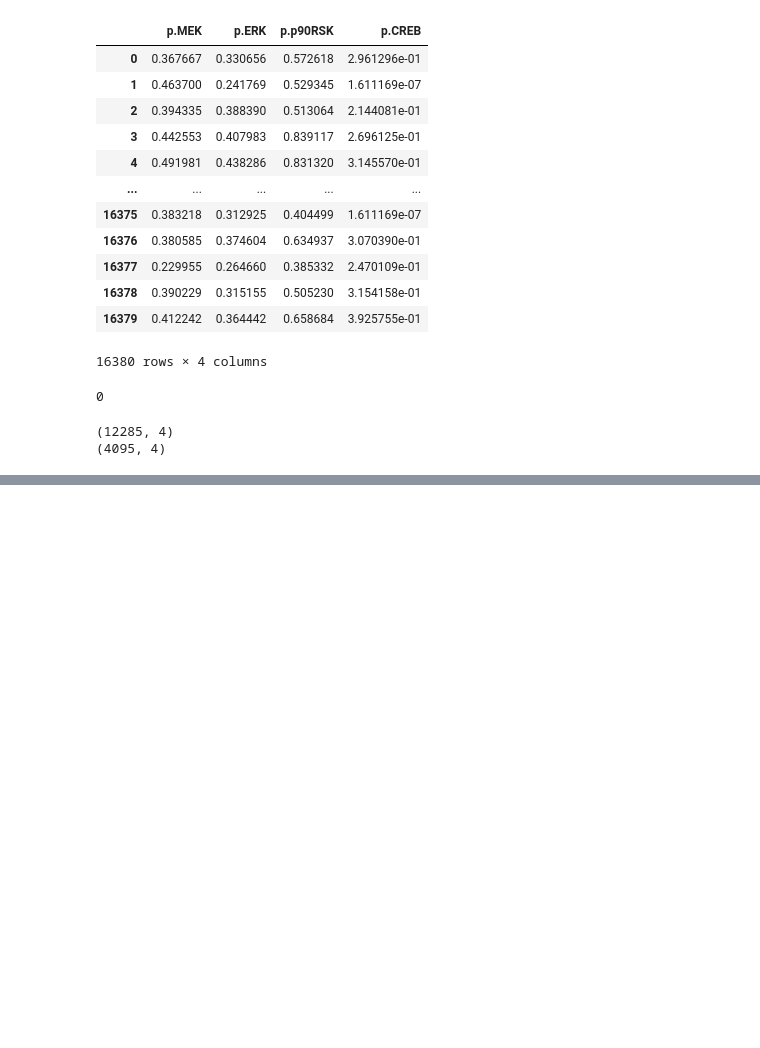
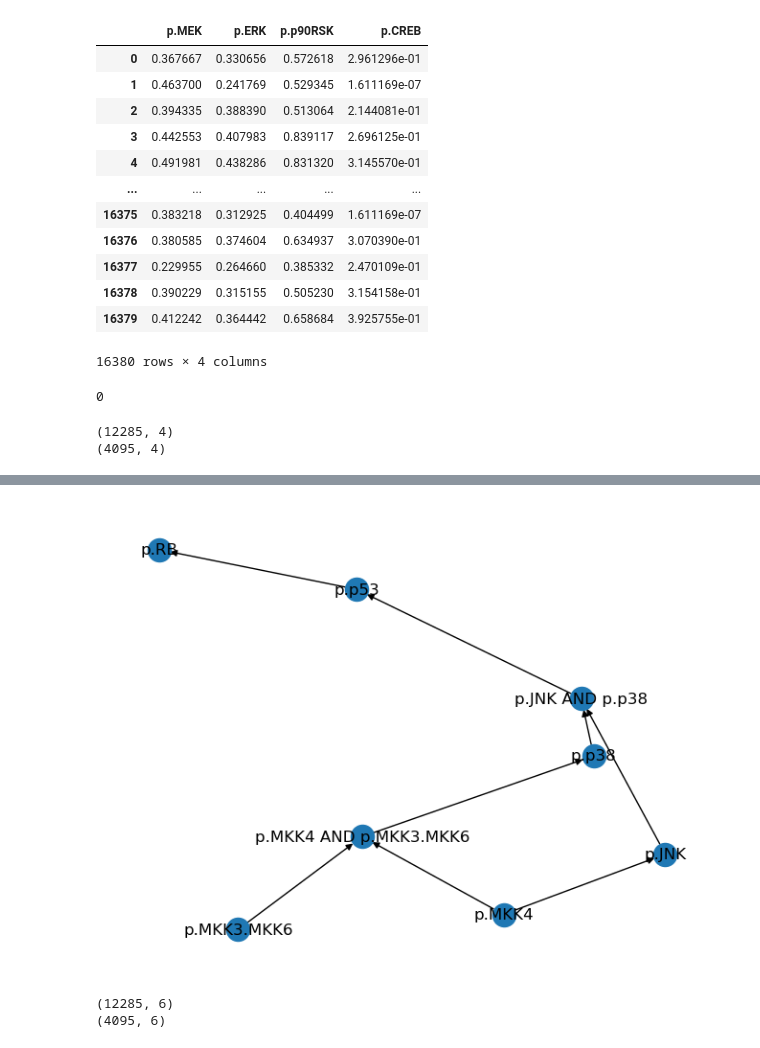
Before and after one commit to c-legac/biofuzznet, a Jupyter notebook: Notebooks/20230310_Linear_cascade_DREAM.ipynb, the cells around one changed output, grey strips where cells are left out. Drawn from its saved outputs; the diff is of its cells as text; code cells hidden in the pictures; blank space fills up the shorter version.

```diff
--- a/Notebooks/20230310_Linear_cascade_DREAM.ipynb
+++ b/Notebooks/20230310_Linear_cascade_DREAM.ipynb
@@ -370,0 +495,47 @@ NameError: name 'loss' is not defined
+# %%
+# Create an empty BioFuzzNet
+my_model = BioMixNet(None, None)
+
+# Add nodes
+# my_model.add_fuzzy_node("input", "BIO")
+my_model.add_fuzzy_node("p.MKK4", "BIO") # A biological node
+my_model.add_fuzzy_node("p.JNK", 'BIO')
+my_model.add_fuzzy_node("p.p53", "BIO")
+my_model.add_fuzzy_node("p.RB", "BIO")
+my_model.add_fuzzy_node("p.p38", "BIO")
+my_model.add_fuzzy_node("p.MKK3.MKK6", "BIO")
+my_model.add_fuzzy_node("p.MKK4 AND p.MKK3.MKK6", "MIXED") # A logical and gate
+my_model.add_fuzzy_node("p.JNK AND p.p38", "MIXED") # A logical and gate
+
+
+# Add edges
+my_model.add_transfer_edge("p.MKK4","p.MKK4 AND p.MKK3.MKK6")
+my_model.add_transfer_edge("p.MKK4","p.JNK")
+my_model.add_transfer_edge("p.JNK","p.JNK AND p.p38")
+my_model.add_transfer_edge("p.p38","p.JNK AND p.p38")
+my_model.add_transfer_edge("p.MKK3.MKK6","p.MKK4 AND p.MKK3.MKK6")
+my_model.add_transfer_edge("p.p53", "p.RB")
+
+my_model.add_simple_edge("p.MKK4 AND p.MKK3.MKK6", "p.p38") # A simple edge downstream of a logical node
+my_model.add_simple_edge("p.JNK AND p.p38", "p.p53")
+# %%
+nx.draw(my_model, with_labels=True)
+# %% [output]
+[figure, added]
+# %%
+train, test = train_test_split(sel_data)
+print(train.shape)
+print(test.shape)
+train = train.to_dict("list")
+test = test.to_dict("list")
+
+train = {k: torch.DoubleTensor(v) for k, v in train.items()}
+test = {k: torch.DoubleTensor(v) for k, v in test.items()}
+
+input_train = {"p.MKK4": train["p.MKK4"],
+              "p.MKK3.MKK6": train["p.MKK3.MKK6"]}
+input_test = {"p.MKK4": test["p.MKK4"],
+              "p.MKK3.MKK6": train["p.MKK3.MKK6"]}
+# %% [output]
+(12285, 6)
+(4095, 6)
```
Also changed, not shown: parts of 41 cells of this notebook, 7 other files.
